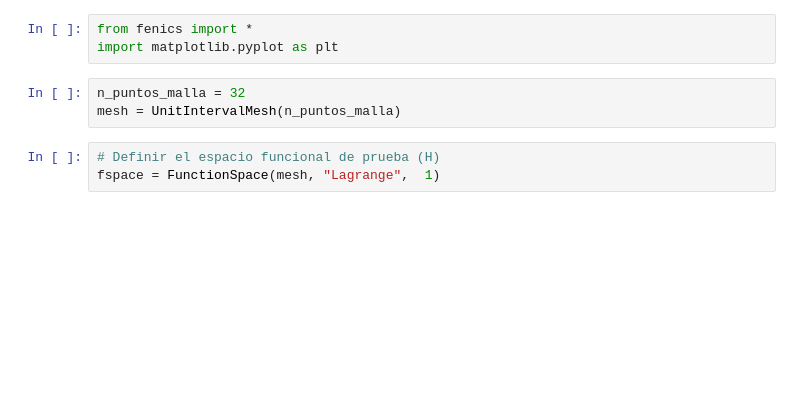
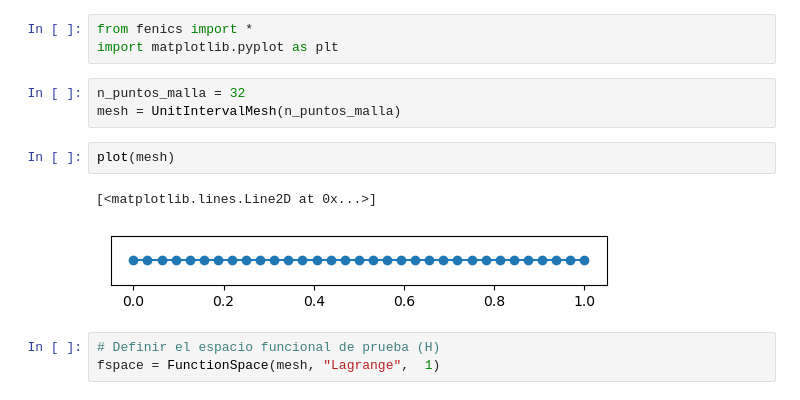
Before and after one commit to af-ayala/Numerical, a Jupyter notebook: Fenics/calor/calor_1D.ipynb, the cells around one changed output. Saved outputs shown, nothing was run; the diff lists cells and outputs as text; blank space fills up the shorter version.

```diff
--- a/Fenics/calor/calor_1D.ipynb
+++ b/Fenics/calor/calor_1D.ipynb
@@ -29,6 +32,11 @@ import matplotlib.pyplot as plt
 # %%
 n_puntos_malla = 32
 mesh = UnitIntervalMesh(n_puntos_malla)
+# %%
+plot(mesh)
+# %% [output]
+[<matplotlib.lines.Line2D at 0x...>]
+[figure, added]
 # %%
 # Definir el espacio funcional de prueba (H)
 fspace = FunctionSpace(mesh, "Lagrange",  1)
```
Also changed, not shown: parts of 8 cells of this notebook, 3 other files.
